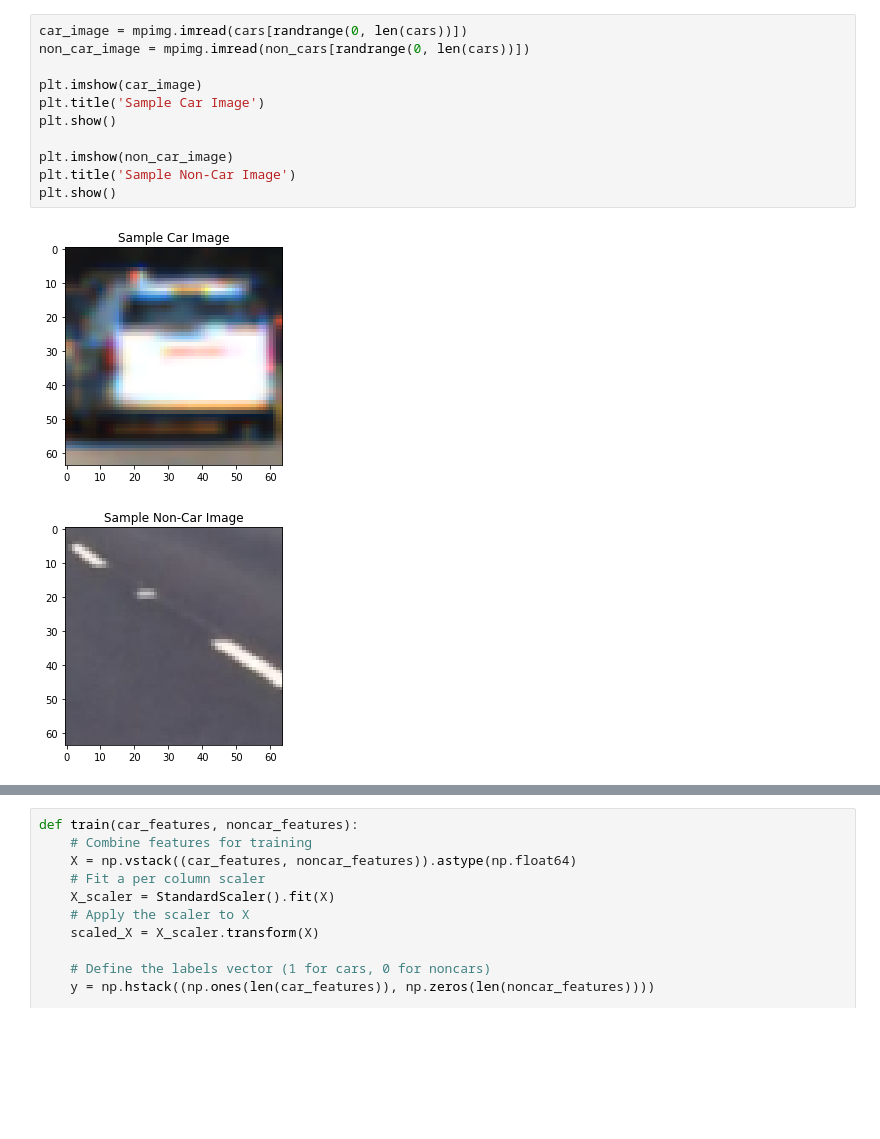
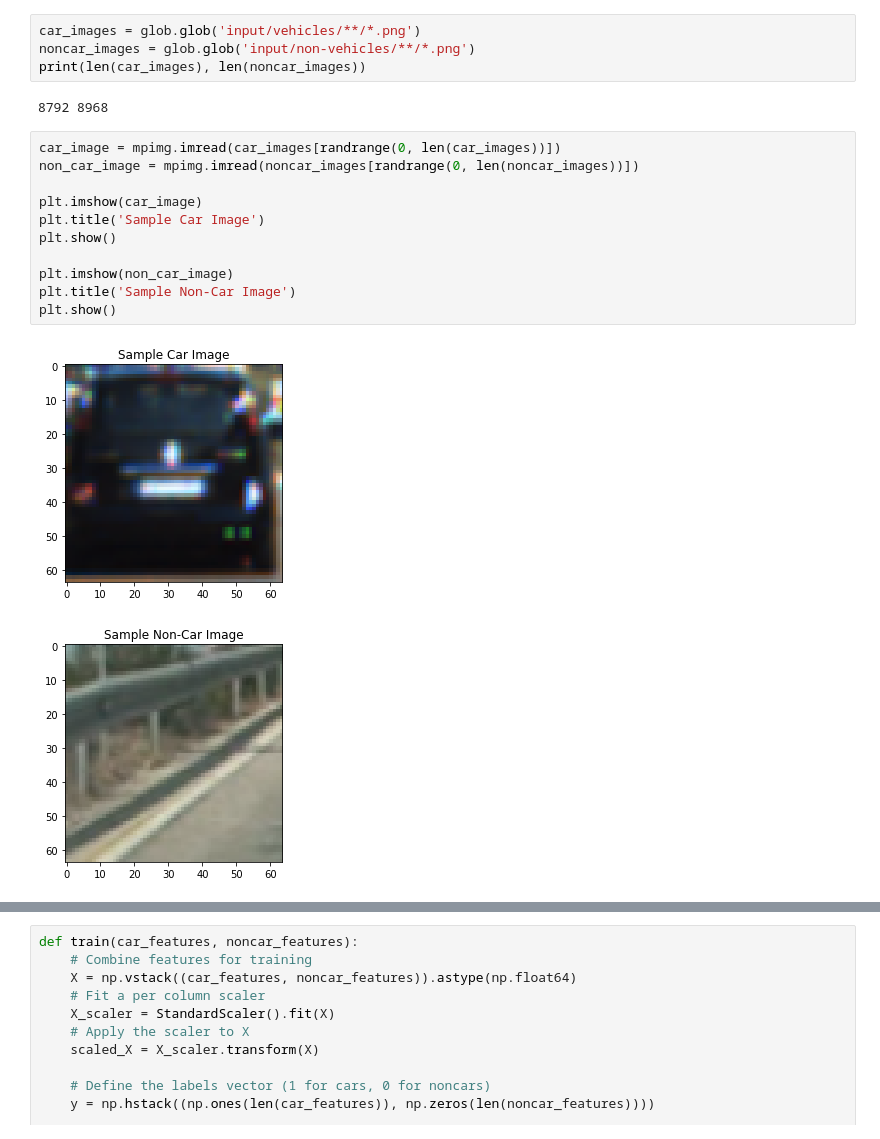
Before and after one commit to vivekchand/CarND-Vehicle-Detection, a Jupyter notebook: vehicle_detection.ipynb, the cells around one changed output, grey strips where cells are left out. Saved outputs shown, nothing was run; the diff lists cells and outputs as text; blank space fills up the shorter version.

```diff
--- a/vehicle_detection.ipynb
+++ b/vehicle_detection.ipynb
@@ -49,15 +21,21 @@ Number of non-vehicle images found: 8968
+# %%
+car_images = glob.glob('input/vehicles/**/*.png')
+noncar_images = glob.glob('input/non-vehicles/**/*.png')
+print(len(car_images), len(noncar_images))
+# %% [output]
+8792 8968
 # %%
-car_image = mpimg.imread(cars[randrange(0, len(cars))])
-non_car_image = mpimg.imread(non_cars[randrange(0, len(cars))])
+car_image = mpimg.imread(car_images[randrange(0, len(car_images))])
+non_car_image = mpimg.imread(noncar_images[randrange(0, len(noncar_images))])
 
 plt.imshow(car_image)
 plt.title('Sample Car Image')
 plt.show()
 
 plt.imshow(non_car_image)
 plt.title('Sample Non-Car Image')
 plt.show()
 # %% [output]
-[figure, old version]
+[figure, new version]
-[figure, old version]
+[figure, new version]
 # %%
```
Also changed, not shown: parts of 26 cells of this notebook.
